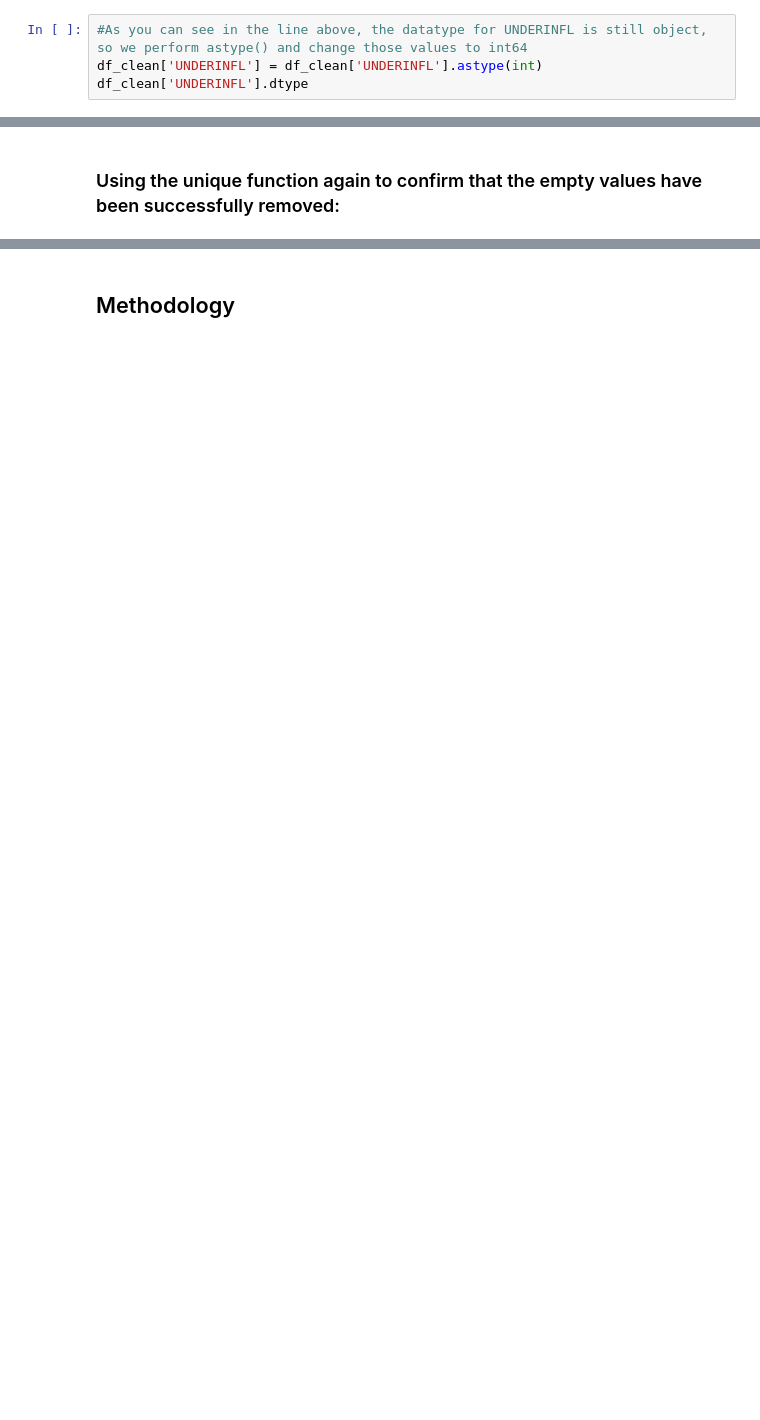
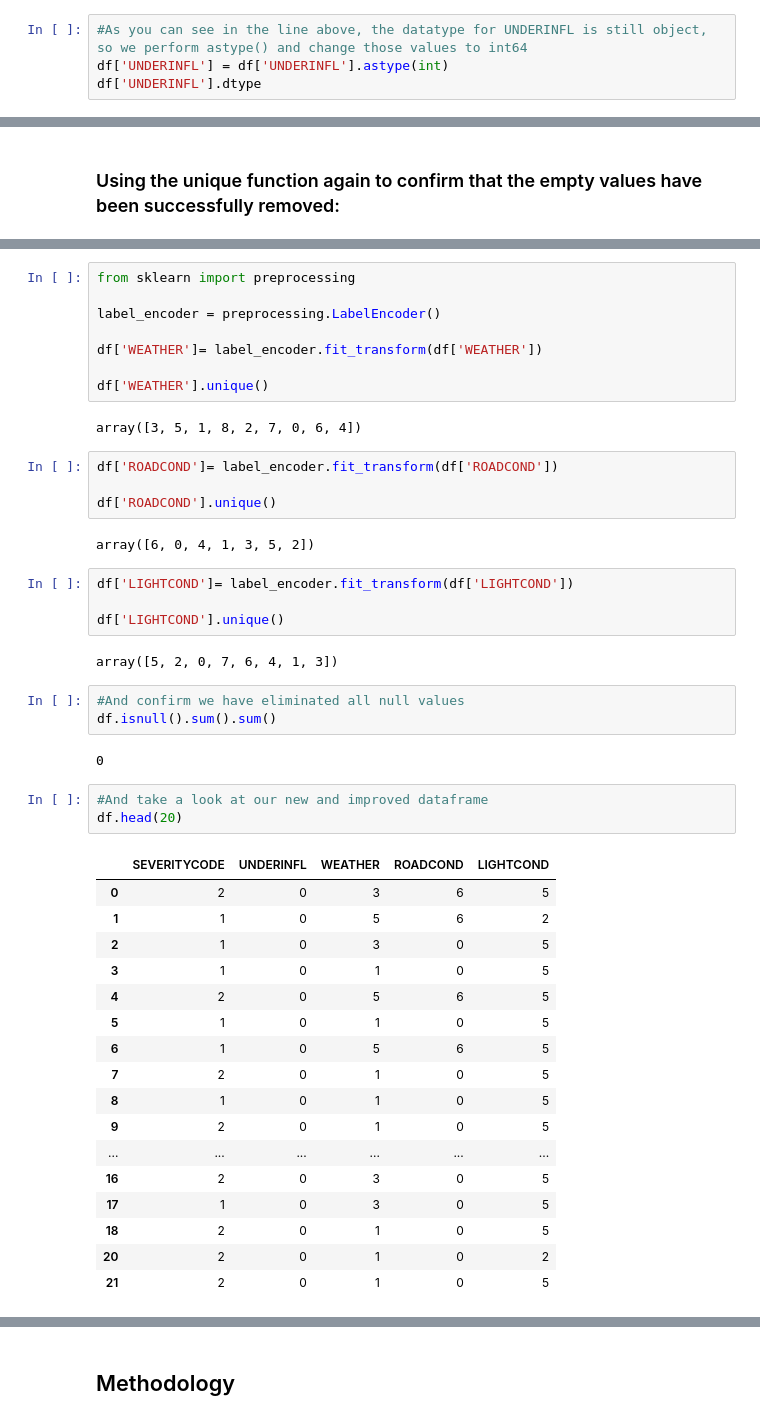
Before and after one commit to mirandacc/Coursera_Capstone, a Jupyter notebook: Coursera_Capstone_Notebook_MC.ipynb, the cells around one changed output, grey strips where cells are left out. Drawn from its saved outputs; the diff is of its cells as text; blank space fills up the shorter version.

```diff
--- a/Coursera_Capstone_Notebook_MC.ipynb
+++ b/Coursera_Capstone_Notebook_MC.ipynb
@@ -238,6 +223,6 @@ df_clean['UNDERINFL'].unique()
 array(['0', '1'], dtype=object)
 # %%
 #As you can see in the line above, the datatype for UNDERINFL is still object, so we perform astype() and change those values to int64
-df_clean['UNDERINFL'] = df_clean['UNDERINFL'].astype(int)
-df_clean['UNDERINFL'].dtype
+df['UNDERINFL'] = df['UNDERINFL'].astype(int)
+df['UNDERINFL'].dtype
 # %% [output]
@@ -433,0 +251,48 @@ Name: SEVERITYCODE, dtype: int64
+# %%
+from sklearn import preprocessing
+
+label_encoder = preprocessing.LabelEncoder()
+
+df['WEATHER']= label_encoder.fit_transform(df['WEATHER'])
+
+df['WEATHER'].unique()
+# %% [output]
+array([3, 5, 1, 8, 2, 7, 0, 6, 4])
+# %%
+df['ROADCOND']= label_encoder.fit_transform(df['ROADCOND'])
+
+df['ROADCOND'].unique()
+# %% [output]
+array([6, 0, 4, 1, 3, 5, 2])
+# %%
+df['LIGHTCOND']= label_encoder.fit_transform(df['LIGHTCOND'])
+
+df['LIGHTCOND'].unique()
+# %% [output]
+array([5, 2, 0, 7, 6, 4, 1, 3])
+# %%
+#And confirm we have eliminated all null values
+df.isnull().sum().sum()
+# %% [output]
+0
+# %%
+#And take a look at our new and improved dataframe
+df.head(20)
+# %% [output]
+|  | SEVERITYCODE | UNDERINFL | WEATHER | ROADCOND | LIGHTCOND |
+| 0 | 2 | 0 | 3 | 6 | 5 |
+| 1 | 1 | 0 | 5 | 6 | 2 |
+| 2 | 1 | 0 | 3 | 0 | 5 |
+| 3 | 1 | 0 | 1 | 0 | 5 |
+| 4 | 2 | 0 | 5 | 6 | 5 |
+| 5 | 1 | 0 | 1 | 0 | 5 |
+| 6 | 1 | 0 | 5 | 6 | 5 |
+| 7 | 2 | 0 | 1 | 0 | 5 |
+| 8 | 1 | 0 | 1 | 0 | 5 |
+| 9 | 2 | 0 | 1 | 0 | 5 |
+| ... | ... | ... | ... | ... | ... |
+| 16 | 2 | 0 | 3 | 0 | 5 |
+| 17 | 1 | 0 | 3 | 0 | 5 |
+| 18 | 2 | 0 | 1 | 0 | 5 |
+| 20 | 2 | 0 | 1 | 0 | 2 |
+| 21 | 2 | 0 | 1 | 0 | 5 |
```
Also changed, not shown: parts of 68 cells of this notebook.
